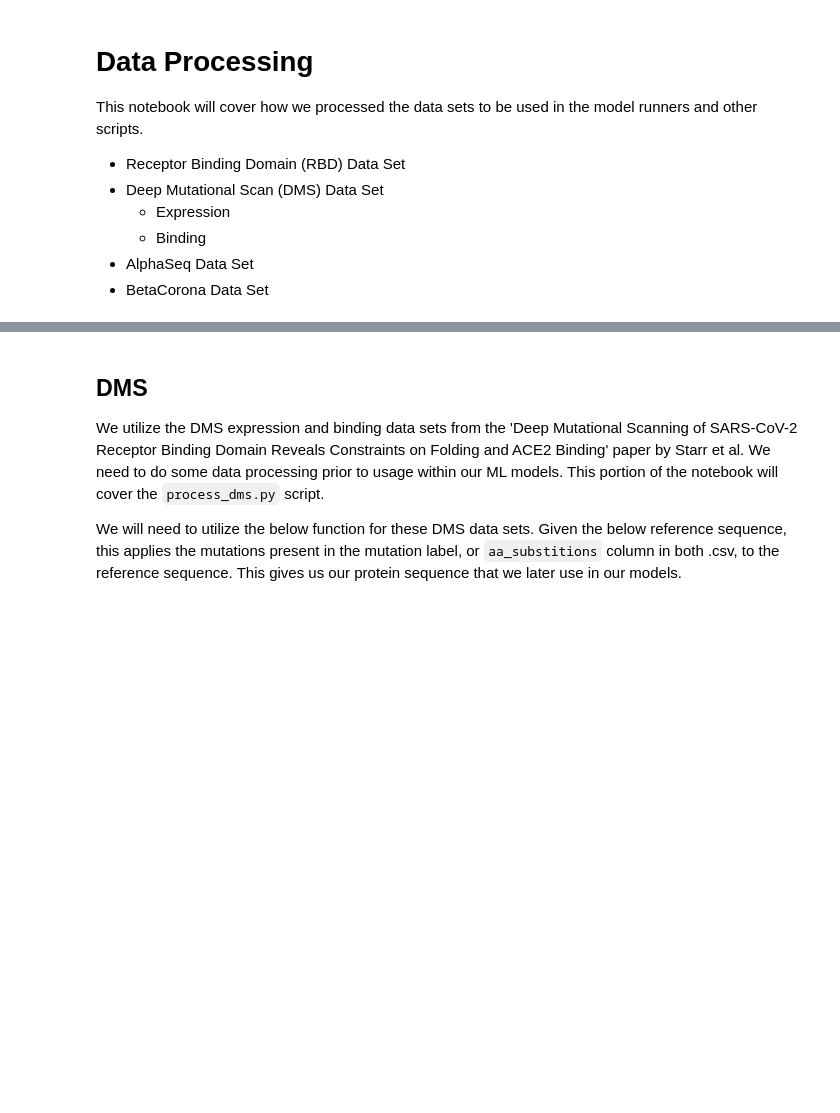
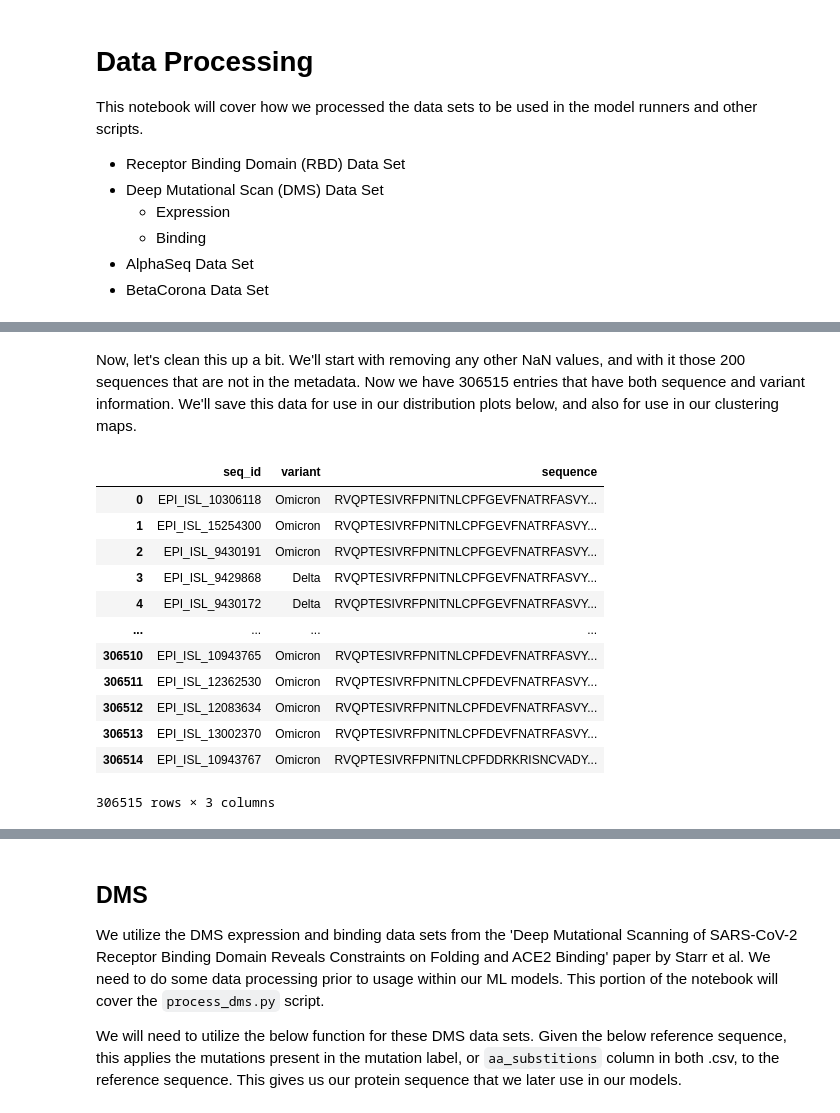
Before and after one commit to hubin-keio/Spike_NLP, a Jupyter notebook: notebooks/data_processing.ipynb, the cells around one changed output, grey strips where cells are left out. Saved outputs shown, nothing was run; the diff lists cells and outputs as text; code cells hidden in the pictures; blank space fills up the shorter version.

```diff
--- a/notebooks/data_processing.ipynb
+++ b/notebooks/data_processing.ipynb
@@ -27,0 +103,21 @@ From our paper, this is how this data was collected:
+# %% [markdown]
+Now, let's clean this up a bit. We'll start with removing any other NaN values, and with it those 200 sequences that are not in the metadata. Now we have 306515 entries that have both sequence and variant information. We'll save this data for use in our distribution plots below, and also for use in our clustering maps.
+# %%
+save_as = os.path.join(data_dir, 'spikeprot0528.clean.uniq.noX.RBD_variants.csv')
+merged_df = merged_df.dropna(subset=['variant']).reset_index(drop=True)
+merged_df.to_csv(save_as, index=False)
+merged_df
+# %% [output]
+|  | seq_id | variant | sequence |
+| 0 | EPI_ISL_10306118 | Omicron | RVQPTESIVRFPNITNLCPFGEVFNATRFASVY... |
+| 1 | EPI_ISL_15254300 | Omicron | RVQPTESIVRFPNITNLCPFGEVFNATRFASVY... |
+| 2 | EPI_ISL_9430191 | Omicron | RVQPTESIVRFPNITNLCPFGEVFNATRFASVY... |
+| 3 | EPI_ISL_9429868 | Delta | RVQPTESIVRFPNITNLCPFGEVFNATRFASVY... |
+| 4 | EPI_ISL_9430172 | Delta | RVQPTESIVRFPNITNLCPFGEVFNATRFASVY... |
+| ... | ... | ... | ... |
+| 306510 | EPI_ISL_10943765 | Omicron | RVQPTESIVRFPNITNLCPFDEVFNATRFASVY... |
+| 306511 | EPI_ISL_12362530 | Omicron | RVQPTESIVRFPNITNLCPFDEVFNATRFASVY... |
+| 306512 | EPI_ISL_12083634 | Omicron | RVQPTESIVRFPNITNLCPFDEVFNATRFASVY... |
+| 306513 | EPI_ISL_13002370 | Omicron | RVQPTESIVRFPNITNLCPFDEVFNATRFASVY... |
+| 306514 | EPI_ISL_10943767 | Omicron | RVQPTESIVRFPNITNLCPFDDRKRISNCVADY... |
+306515 rows × 3 columns
```
Also changed, not shown: parts of 14 cells of this notebook, 2 other files.
